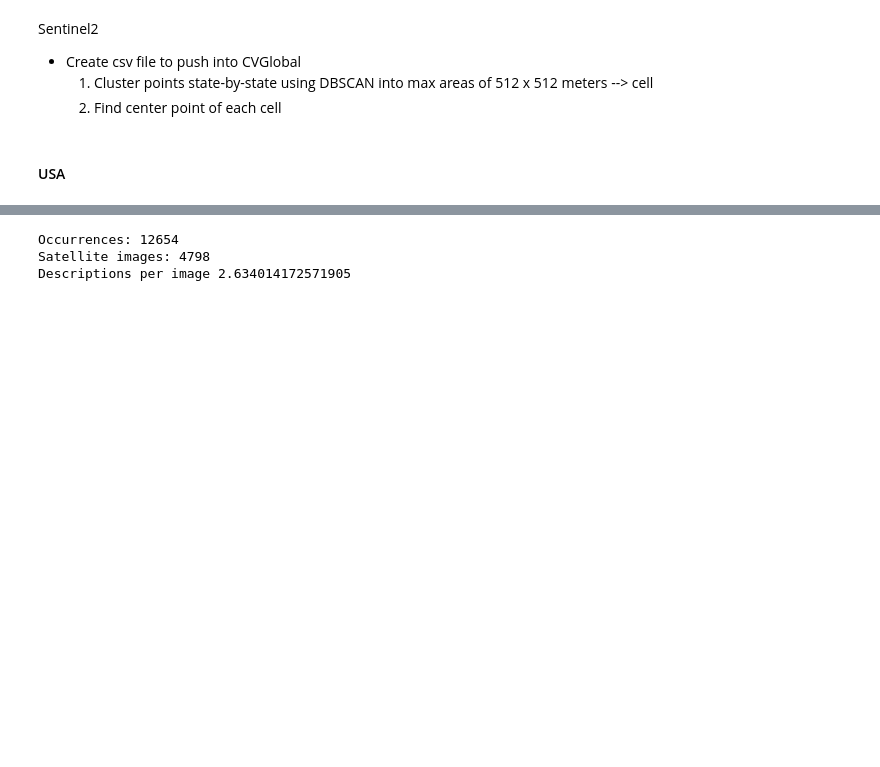
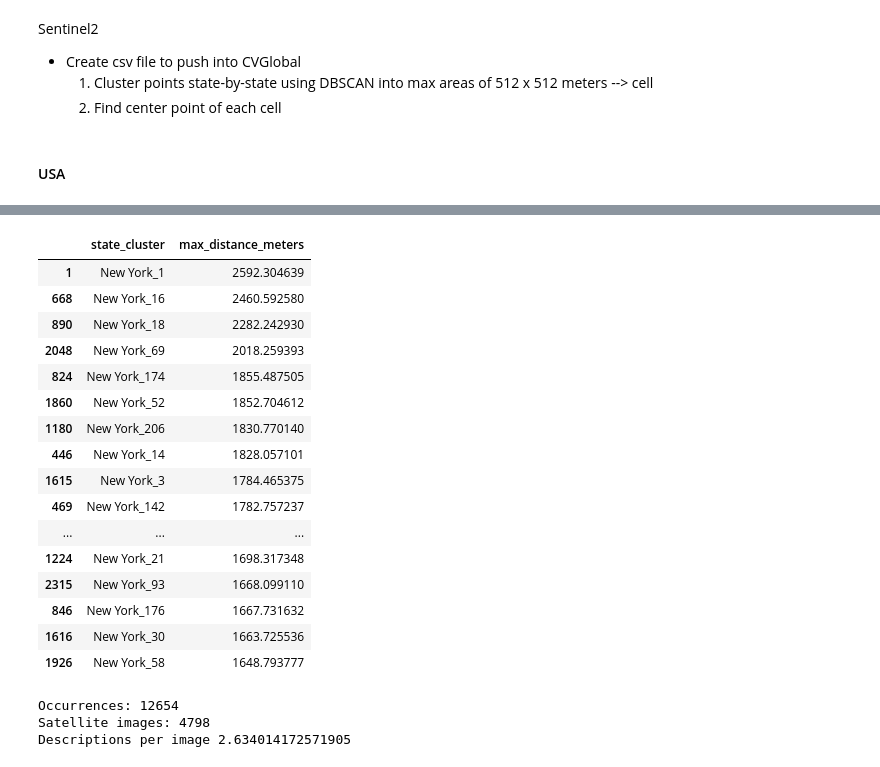
Before and after one commit to dcher95/universe7, a Jupyter notebook: herbarium/eda/develop-coords.ipynb, the cells around one changed output, grey strips where cells are left out. Cells and saved outputs as stored; diff of their text form; code cells hidden in the pictures; blank space fills up the shorter version.

```diff
--- a/herbarium/eda/develop-coords.ipynb
+++ b/herbarium/eda/develop-coords.ipynb
@@ -181,3 +327,23 @@ cluster_assignments.columns = ['occurrenceID', 'state_cluster']
+# %%
+max_distances.sort_values('max_distance_meters', ascending=False).head(20)
+# %% [output]
+|  | state_cluster | max_distance_meters |
+| 1 | New York_1 | 2592.304639 |
+| 668 | New York_16 | 2460.592580 |
+| 890 | New York_18 | 2282.242930 |
+| 2048 | New York_69 | 2018.259393 |
+| 824 | New York_174 | 1855.487505 |
+| 1860 | New York_52 | 1852.704612 |
+| 1180 | New York_206 | 1830.770140 |
+| 446 | New York_14 | 1828.057101 |
+| 1615 | New York_3 | 1784.465375 |
+| 469 | New York_142 | 1782.757237 |
+| ... | ... | ... |
+| 1224 | New York_21 | 1698.317348 |
+| 2315 | New York_93 | 1668.099110 |
+| 846 | New York_176 | 1667.731632 |
+| 1616 | New York_30 | 1663.725536 |
+| 1926 | New York_58 | 1648.793777 |
 # %%
 # Use grid cells across US that have occurrences for query of images.
 # sentinal2_key.csv -- Source - gbif, key - numeric_key, lat, lon
```
Also changed, not shown: parts of 15 cells of this notebook, 4 other files.
